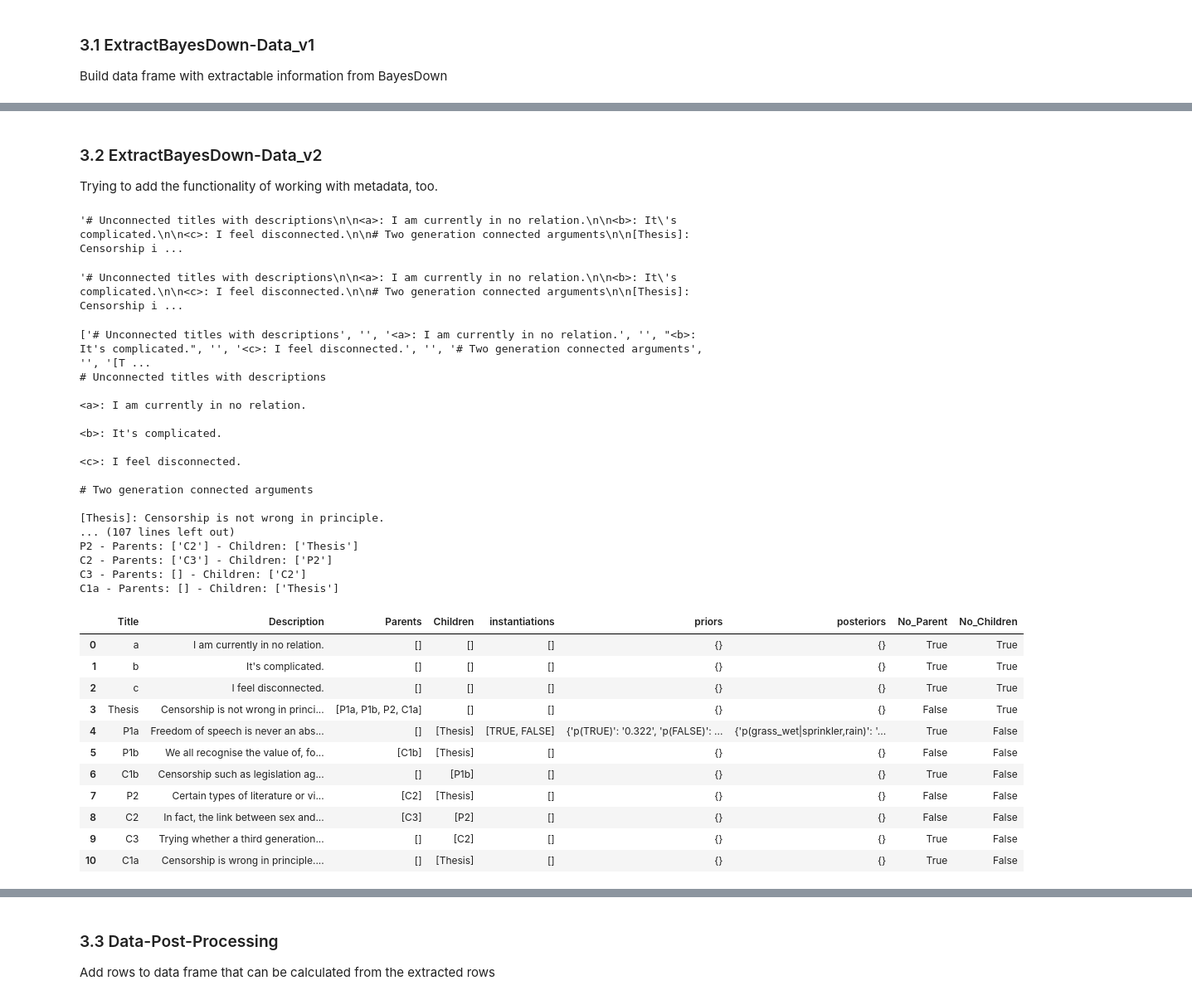
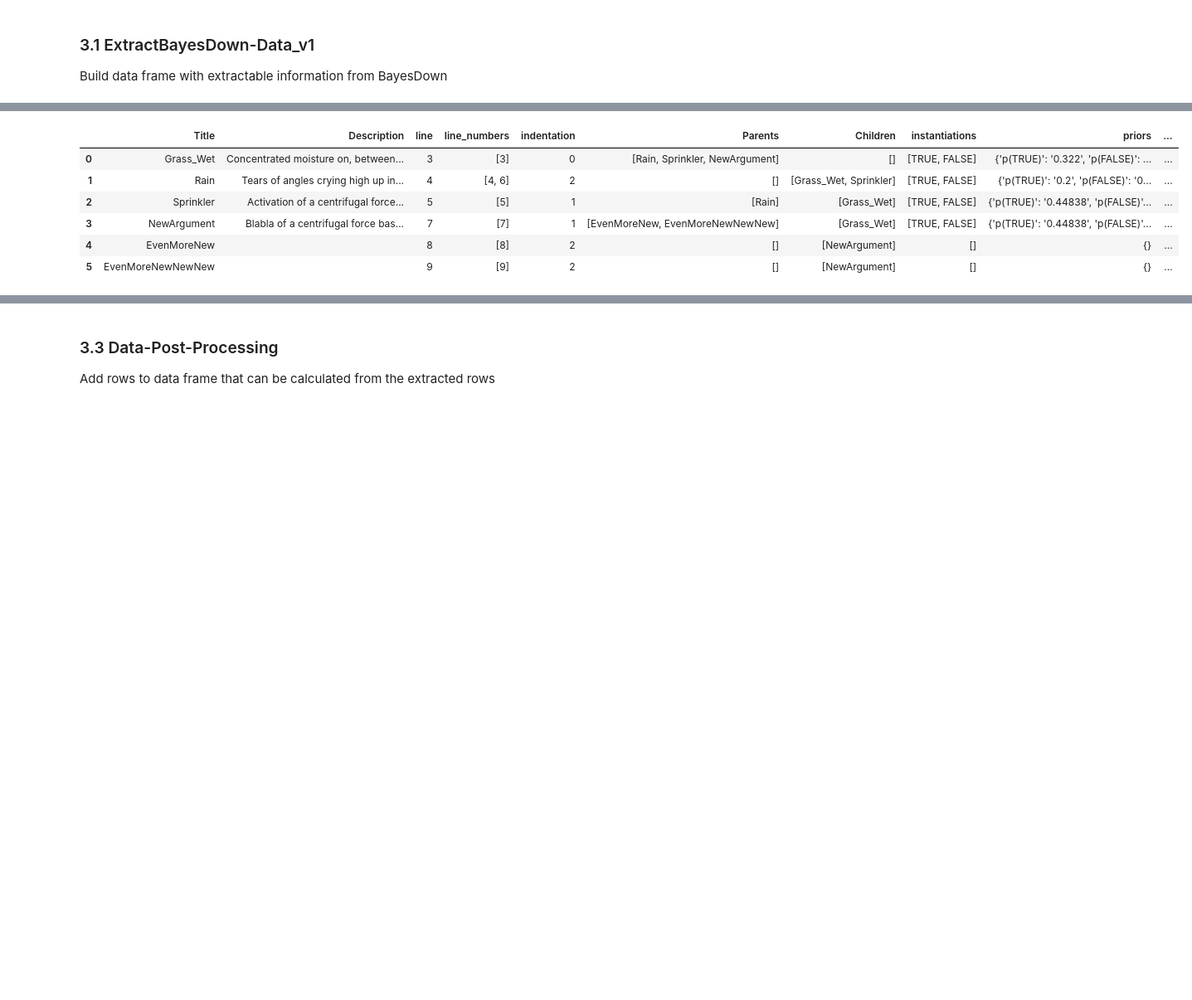
Before and after one commit to SingularitySmith/AMTAIR_Prototype, a Jupyter notebook: version_history/AMTAIR_Prototype_0_1.2.ipynb, the cells around one changed output, grey strips where cells are left out. Shown at 83% size. Drawn from its saved outputs; the diff is of its cells as text; code cells hidden in the pictures; blank space fills up the shorter version.

Commit message:
merge extra functions into main python doc

```diff
--- a/version_history/AMTAIR_Prototype_0_1.2.ipynb
+++ b/version_history/AMTAIR_Prototype_0_1.2.ipynb
@@ -264,9 +233,9 @@ display(Markdown(md_content_ex_rain))
 # read sprinkler example --- Ella VS offline
 file_path_ex_rain = "/Users/ellaalle/code-ws/AMTAIR_Prototype/BayesDown_Example.md"
 with open(file_path_ex_rain, 'r') as f:
-  md_content_ex_rain = f.read()
+  md_content_ex_rain_easy = f.read()
 
-display(Markdown(md_content_ex_rain))
+display(Markdown(md_content_ex_rain_easy))
 # %% [output]
 ## BayesDown Example
 
@@ -319,2 +248,9 @@ display(Markdown(md_content_ex_rain))
 
 /* ArgDown is extremely sensitive w.r.t. syntax. If there are mistakes, eg. double "" instead of single " or brackets or indentation are off or with the wrong indentation, ArgDown will not compile!*/
+# %%
+# read sprinkler example more complicated -- ella
+file_path_ex_rain = "/Users/ellaalle/code-ws/AMTAIR_Prototype/BayesDown_Example_moreComplicated.md"
+with open(file_path_ex_rain, 'r') as f:
+  md_content_ex_rain = f.read()
+
+display(Markdown(md_content_ex_rain))
@@ -607,3 +602,0 @@ Lagging_Ethical_Frameworks - Parents: [] - Children: ['Repressive_Regime_Argumen
-# %% [markdown]
-### 3.2 ExtractBayesDown-Data_v2
-Trying to add the functionality of working with metadata, too.
@@ -860,51 +603,11 @@ def add_no_parent_no_child_columns_to_df(dataframe):
-# %%
-# read basic ArgDown example With BayesDown syntax added
-file_path_easy_ex_B = "/content/drive/MyDrive/AIGrandStrategyProject/08_Technical_SoftwareImplementation/04_Prototypes/_repos/AMTAIR_Prototype_0.1.1/Example_file_combined_withBayesDown.md"
-with open(file_path_easy_ex_B, 'r') as f:
-  md_content_easy_ex_B = f.read()
-
-md_content_easy_ex_B
-# %% [output]
-'# Unconnected titles with descriptions\n\n<a>: I am currently in no relation.\n\n<b>: It\'s complicated.\n\n<c>: I feel disconnected.\n\n# Two generation connected arguments\n\n[Thesis]: Censorship i ...
-# %%
-# read basic ArgDown example With BayesDown syntax added
-file_path_easy_ex_B = "/Users/ellaalle/code-ws/AMTAIR_Prototype/Example_file_combined_withBayesDown.md"
-with open(file_path_easy_ex_B, 'r') as f:
-  md_content_easy_ex_B = f.read()
-
-md_content_easy_ex_B
-# %% [output]
-'# Unconnected titles with descriptions\n\n<a>: I am currently in no relation.\n\n<b>: It\'s complicated.\n\n<c>: I feel disconnected.\n\n# Two generation connected arguments\n\n[Thesis]: Censorship i ...
 # %%
-result_df = parse_markdown_hierarchy(md_content_easy_ex_B)
+result_df = parse_markdown_hierarchy(md_content_ex_rain)
 result_df
 # %% [output]
-['# Unconnected titles with descriptions', '', '<a>: I am currently in no relation.', '', "<b>: It's complicated.", '', '<c>: I feel disconnected.', '', '# Two generation connected arguments', '', '[T ...
-# Unconnected titles with descriptions
-
-<a>: I am currently in no relation.
-
-<b>: It's complicated.
-
-<c>: I feel disconnected.
-
-# Two generation connected arguments
-
-[Thesis]: Censorship is not wrong in principle.
-... (107 lines left out)
-P2 - Parents: ['C2'] - Children: ['Thesis']
-C2 - Parents: ['C3'] - Children: ['P2']
-C3 - Parents: [] - Children: ['C2']
-C1a - Parents: [] - Children: ['Thesis']
-|  | Title | Description | Parents | Children | instantiations | priors | posteriors | No_Parent | No_Children |
-| 0 | a | I am currently in no relation. | [] | [] | [] | {} | {} | True | True |
-| 1 | b | It's complicated. | [] | [] | [] | {} | {} | True | True |
-| 2 | c | I feel disconnected. | [] | [] | [] | {} | {} | True | True |
-| 3 | Thesis | Censorship is not wrong in princi... | [P1a, P1b, P2, C1a] | [] | [] | {} | {} | False | True |
-| 4 | P1a | Freedom of speech is never an abs... | [] | [Thesis] | [TRUE, FALSE] | {'p(TRUE)': '0.322', 'p(FALSE)': ... | {'p(grass_wet|sprinkler,rain)': '... | True | False |
-| 5 | P1b | We all recognise the value of, fo... | [C1b] | [Thesis] | [] | {} | {} | False | False |
-| 6 | C1b | Censorship such as legislation ag... | [] | [P1b] | [] | {} | {} | True | False |
-| 7 | P2 | Certain types of literature or vi... | [C2] | [Thesis] | [] | {} | {} | False | False |
-| 8 | C2 | In fact, the link between sex and... | [C3] | [P2] | [] | {} | {} | False | False |
-| 9 | C3 | Trying whether a third generation... | [] | [C2] | [] | {} | {} | True | False |
-| 10 | C1a | Censorship is wrong in principle.... | [] | [Thesis] | [] | {} | {} | True | False |
+|  | Title | Description | line | line_numbers | indentation | Parents | Children | instantiations | priors | ... |
+| 0 | Grass_Wet | Concentrated moisture on, between... | 3 | [3] | 0 | [Rain, Sprinkler, NewArgument] | [] | [TRUE, FALSE] | {'p(TRUE)': '0.322', 'p(FALSE)': ... | ... |
+| 1 | Rain | Tears of angles crying high up in... | 4 | [4, 6] | 2 | [] | [Grass_Wet, Sprinkler] | [TRUE, FALSE] | {'p(TRUE)': '0.2', 'p(FALSE)': '0... | ... |
+| 2 | Sprinkler | Activation of a centrifugal force... | 5 | [5] | 1 | [Rain] | [Grass_Wet] | [TRUE, FALSE] | {'p(TRUE)': '0.44838', 'p(FALSE)'... | ... |
+| 3 | NewArgument | Blabla of a centrifugal force bas... | 7 | [7] | 1 | [EvenMoreNew, EvenMoreNewNewNew] | [Grass_Wet] | [TRUE, FALSE] | {'p(TRUE)': '0.44838', 'p(FALSE)'... | ... |
+| 4 | EvenMoreNew |  | 8 | [8] | 2 | [] | [NewArgument] | [] | {} | ... |
+| 5 | EvenMoreNewNewNew |  | 9 | [9] | 2 | [] | [NewArgument] | [] | {} | ... |
```
Also changed, not shown: parts of 12 cells of this notebook.
